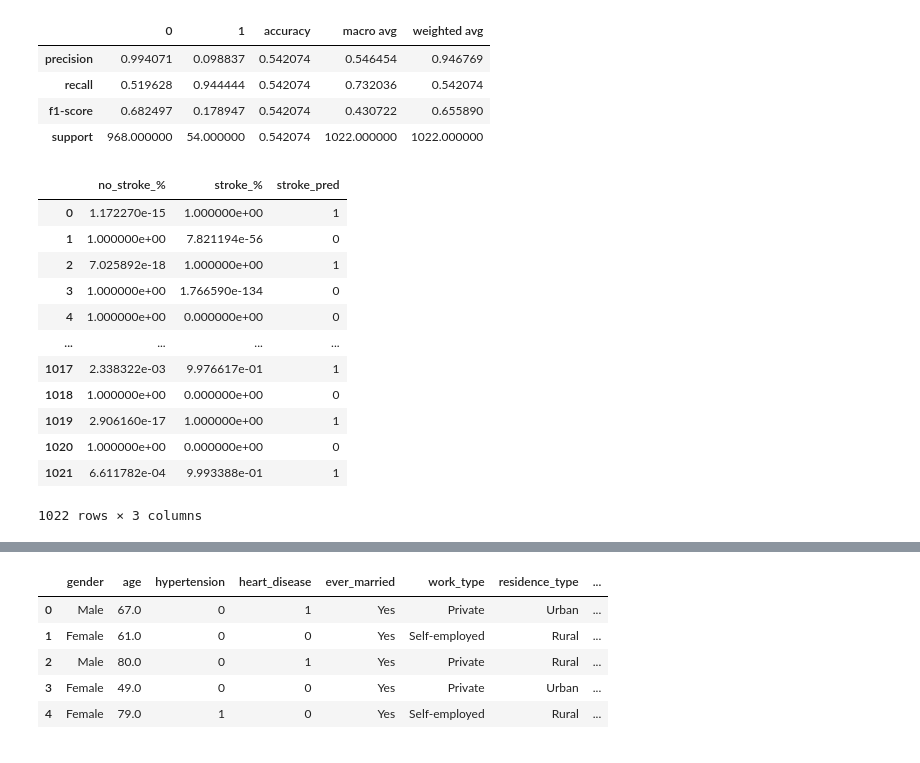
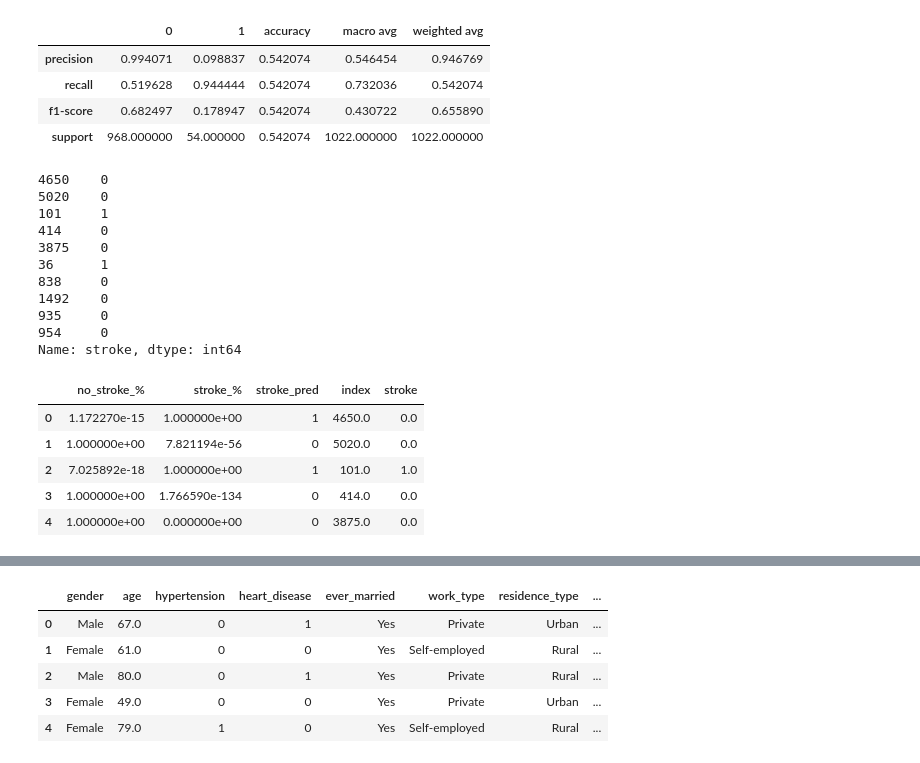
Before and after one commit to stroke-predictors/germain-capstone-stoke-prediction, a Jupyter notebook: script_scratch.ipynb, the cells around one changed output, grey strips where cells are left out. Cells and saved outputs as stored; diff of their text form; code cells hidden in the pictures.

```diff
--- a/script_scratch.ipynb
+++ b/script_scratch.ipynb
@@ -29,5 +69,42 @@ df = p.prep_data(df)
+# %%
+def model_prep(df): # encode, split, isolate target, scale, SMOTE cleaned kaggle dataset (model-ready)
+    """
+        Takes the dataframe already put through prep_data as input,
+        One-hot encodes categorical and ordinal columns,
+        Splits data into 60-20-20 train-validate-test splits,
+        Isolates the target column from each split,
+        Scales each split's features,
+        Uses SMOTE to address class imbalance for train, and
+        Return all prepared dataframes. Requires prior prep function.
+    """
+    # set list of columns to one-hot encode
+    col_list = ['gender','ever_married','work_type','residence_type','smoking_status', 'age_range']
+
+    # apply one-hot encoding using above list
+    df = pd.get_dummies(df, columns=col_list, drop_first=True)
+
+    # split
+    trainvalidate, test = train_test_split(df, test_size=.2, random_state=777)
+    train, validate = train_test_split(trainvalidate, test_size=.25, random_state=777)
+
+    # isolate target for each split
+    X_train, y_train = train.drop(columns='stroke'), train.stroke
+    X_validate, y_validate = validate.drop(columns='stroke'), validate.stroke
+    X_test, y_test = test.drop(columns='stroke'), test.stroke
+
+    # apply scaling using the Min_Max_Scaler function from model.py
+    scaler,\
+    X_train_scaled,\
+    X_validate_scaled,\
+    X_test_scaled = model.Min_Max_Scaler(X_train, X_validate, X_test)
+
+    # use SMOTE+Tomek to address class imbalances between stroke and not-stroke (function in model.py)
+    X_train_smtom, y_train_smtom = model.smoter(X_train_scaled, y_train)
+
+    # return dataframes required for modeling
+    return X_train_smtom, y_train_smtom, X_validate_scaled, y_validate, X_test_scaled, y_test
 # %%
-X_train_smtom, y_train_smtom, X_validate_scaled, y_validate, X_test_scaled, y_test = p.model_prep(df)
+X_train_smtom, y_train_smtom, X_validate_scaled, y_validate, X_test_scaled, y_test = model_prep(df)
 # %% [output]
 Before SMOTE applied: (3064, 31) (3064,)
 After SMOTE applied: (5828, 31) (5828,)
@@ -55,31 +132,40 @@ NaiveBayes var_smoothing = 0.00001
 | recall | 0.519628 | 0.944444 | 0.542074 | 0.732036 | 0.542074 |
 | f1-score | 0.682497 | 0.178947 | 0.542074 | 0.430722 | 0.655890 |
 | support | 968.000000 | 54.000000 | 0.542074 | 1022.000000 | 1022.000000 |
+# %%
+y_test.head(10)
+# %% [output]
+4650    0
+5020    0
+101     1
+414     0
+3875    0
+36      1
+838     0
+1492    0
+935     0
+954     0
+Name: stroke, dtype: int64
+# %%
+y_actuals = y_test.reset_index().head(10)
 # %%
 # df = acquire.get_telco_data()
 # merged = X_test.merge((df.customer_id), left_index=True, right_index=True, how='left')
 # customer_id = merged.customer_id
 probability = pd.DataFrame(y_pred_proba, columns= ['no_stroke_%', 'stroke_%'])
 prediction = pd.DataFrame(y_predictions, columns= ['stroke_pred'])
-final_pred = pd.concat([probability, prediction], axis=1)
+final_pred = pd.concat([probability, prediction, y_actuals], axis=1)
 
 # customer = pd.DataFrame(customer_id)
 # customer.reset_index(drop=True, inplace=True)
 # final = pd.concat([final_pred, customer], axis=1)
 # final["churn_pred"] = final.churn_pred.replace(to_replace = [1, 0],value = ["Yes","No"])
 # %%
-final_pred
+final_pred.head()
 # %% [output]
-|  | no_stroke_% | stroke_% | stroke_pred |
-| 0 | 1.172270e-15 | 1.000000e+00 | 1 |
-| 1 | 1.000000e+00 | 7.821194e-56 | 0 |
-| 2 | 7.025892e-18 | 1.000000e+00 | 1 |
-| 3 | 1.000000e+00 | 1.766590e-134 | 0 |
-| 4 | 1.000000e+00 | 0.000000e+00 | 0 |
-| ... | ... | ... | ... |
-| 1017 | 2.338322e-03 | 9.976617e-01 | 1 |
-| 1018 | 1.000000e+00 | 0.000000e+00 | 0 |
-| 1019 | 2.906160e-17 | 1.000000e+00 | 1 |
-| 1020 | 1.000000e+00 | 0.000000e+00 | 0 |
-| 1021 | 6.611782e-04 | 9.993388e-01 | 1 |
+|  | no_stroke_% | stroke_% | stroke_pred | index | stroke |
+| 0 | 1.172270e-15 | 1.000000e+00 | 1 | 4650.0 | 0.0 |
+| 1 | 1.000000e+00 | 7.821194e-56 | 0 | 5020.0 | 0.0 |
+| 2 | 7.025892e-18 | 1.000000e+00 | 1 | 101.0 | 1.0 |
+| 3 | 1.000000e+00 | 1.766590e-134 | 0 | 414.0 | 0.0 |
+| 4 | 1.000000e+00 | 0.000000e+00 | 0 | 3875.0 | 0.0 |
-1022 rows × 3 columns
```
Also changed, not shown: parts of 18 cells of this notebook, 1 other file.
